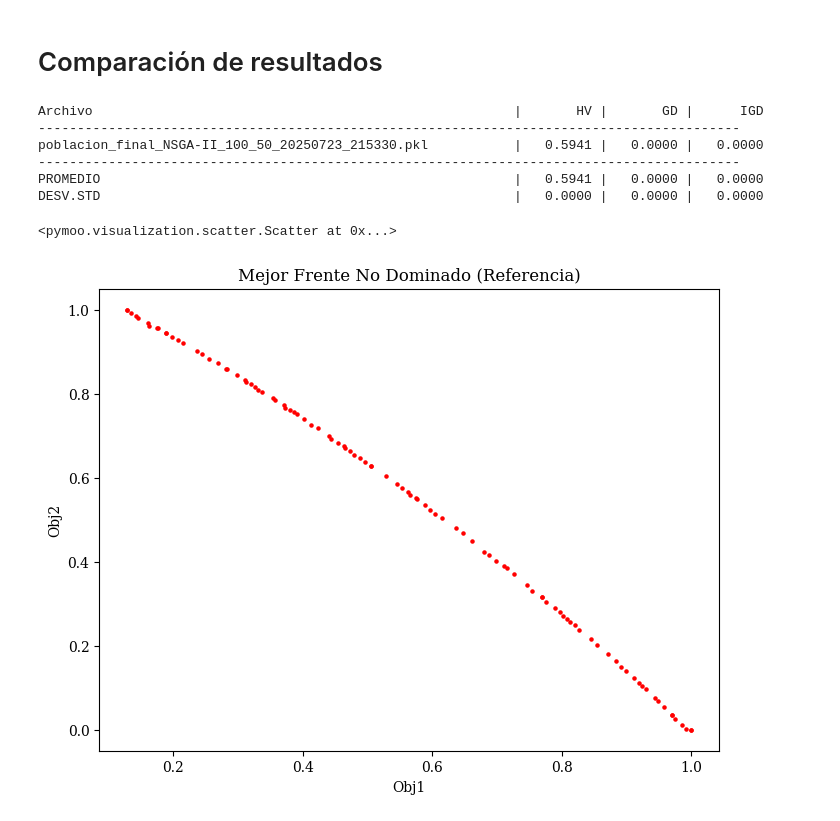
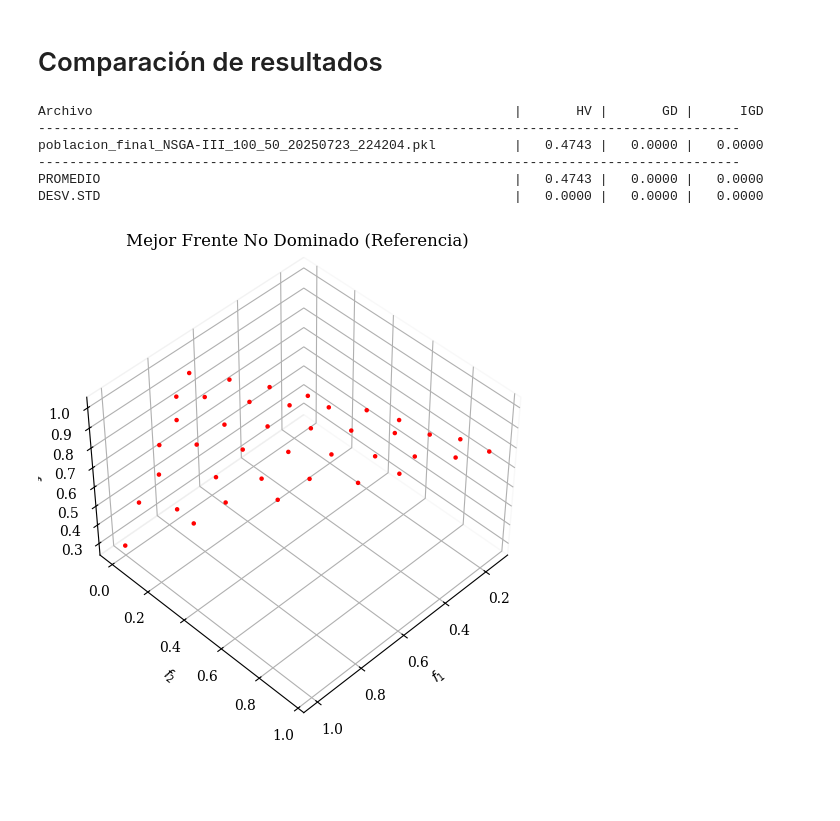
Before and after one commit to jg2kpy/tfg-test3, a Jupyter notebook: src/HP-MOEA/comparacion_resultados/Comparacion_resultados.ipynb, the cells around one changed output. Saved outputs shown, nothing was run; the diff lists cells and outputs as text; code cells hidden in the pictures; blank space fills up the shorter version.

Commit message:
Modificacion con tercer objetivo

```diff
--- a/src/HP-MOEA/comparacion_resultados/Comparacion_resultados.ipynb
+++ b/src/HP-MOEA/comparacion_resultados/Comparacion_resultados.ipynb
@@ -11,8 +11,9 @@ from pymoo.util.nds.non_dominated_sorting import NonDominatedSorting
 from pymoo.visualization.scatter import Scatter
 
 # --- Configuración ---
-DIRECTORIO = "./modificacion1"  # directorio actual
+DIRECTORIO = "./modificacion2"  # directorio actual
 EXTENSION = ".pkl"
+n_obj = 3
 
 # Leer todos los archivos .pkl del directorio
 archivos = [f for f in os.listdir(DIRECTORIO) if f.endswith(EXTENSION)]
@@ -33,42 +34,67 @@ nd_idx = nds.do(todos_fitness, only_non_dominated_front=True)
 frontera_referencia = todos_fitness[nd_idx]
 
 # Calcular punto de referencia para HV
-ref_point = [0, 0]
+ref_point = np.zeros(n_obj)
 
 # --- Cálculo de métricas ---
 print(f"{'Archivo':<60} | {'HV':>8} | {'GD':>8} | {'IGD':>8}")
 print("-" * 90)
 
 hv_vals = []
 gd_vals = []
 igd_vals = []
 
 for nombre, fitness in fitness_dict.items():
     hv = Hypervolume(ref_point=ref_point).do(fitness)
     gd = GD(frontera_referencia).do(fitness)
     igd = IGD(frontera_referencia).do(fitness)
 
     hv_vals.append(hv)
     gd_vals.append(gd)
     igd_vals.append(igd)
 
     print(f"{nombre:<60} | {hv:8.4f} | {gd:8.4f} | {igd:8.4f}")
 
 # --- Resultados estadísticos ---
 print("-" * 90)
 print(f"{'PROMEDIO':<60} | {np.mean(hv_vals):8.4f} | {np.mean(gd_vals):8.4f} | {np.mean(igd_vals):8.4f}")
 print(f"{'DESV.STD':<60} | {np.std(hv_vals):8.4f} | {np.std(gd_vals):8.4f} | {np.std(igd_vals):8.4f}")
 
 # --- Gráfico del mejor frente no dominado ---
-plot = Scatter(title="Mejor Frente No Dominado (Referencia)", labels=["Obj1", "Obj2"], s=5)
+plot = Scatter(title="Mejor Frente No Dominado (Referencia)", s=5)
 plot.add(frontera_referencia * -1, label="Mejor frente no dominado", color="red", marker='o', s=5)
 plot.show()
+
+if n_obj > 2:
+    # Visualización interactiva en 3D usando Plotly
+    import plotly.graph_objs as go
+    import plotly.offline as pyo
+
+    trace = go.Scatter3d(
+        x=frontera_referencia[:, 0] * -1,
+        y=frontera_referencia[:, 1] * -1,
+        z=frontera_referencia[:, 2] * -1,
+        mode='markers',
+        marker=dict(size=4, color='red'),
+        name='Mejor frente no dominado'
+    )
+
+    layout = go.Layout(
+        title='Mejor Frente No Dominado (Interactivo)',
+        scene=dict(
+            xaxis_title='Objetivo 1',
+            yaxis_title='Objetivo 2',
+            zaxis_title='Objetivo 3'
+        )
+    )
+
+    fig = go.Figure(data=[trace], layout=layout)
+    pyo.iplot(fig)
 # %% [output]
 Archivo                                                      |       HV |       GD |      IGD
 ------------------------------------------------------------------------------------------
-poblacion_final_NSGA-II_100_50_20250723_215330.pkl           |   0.5941 |   0.0000 |   0.0000
+poblacion_final_NSGA-III_100_50_20250723_224204.pkl          |   0.4743 |   0.0000 |   0.0000
 ------------------------------------------------------------------------------------------
-PROMEDIO                                                     |   0.5941 |   0.0000 |   0.0000
+PROMEDIO                                                     |   0.4743 |   0.0000 |   0.0000
 DESV.STD                                                     |   0.0000 |   0.0000 |   0.0000
-<pymoo.visualization.scatter.Scatter at 0x...>
-[figure, old version]
+[figure, new version]
```
Also changed, not shown: 3 other files.
